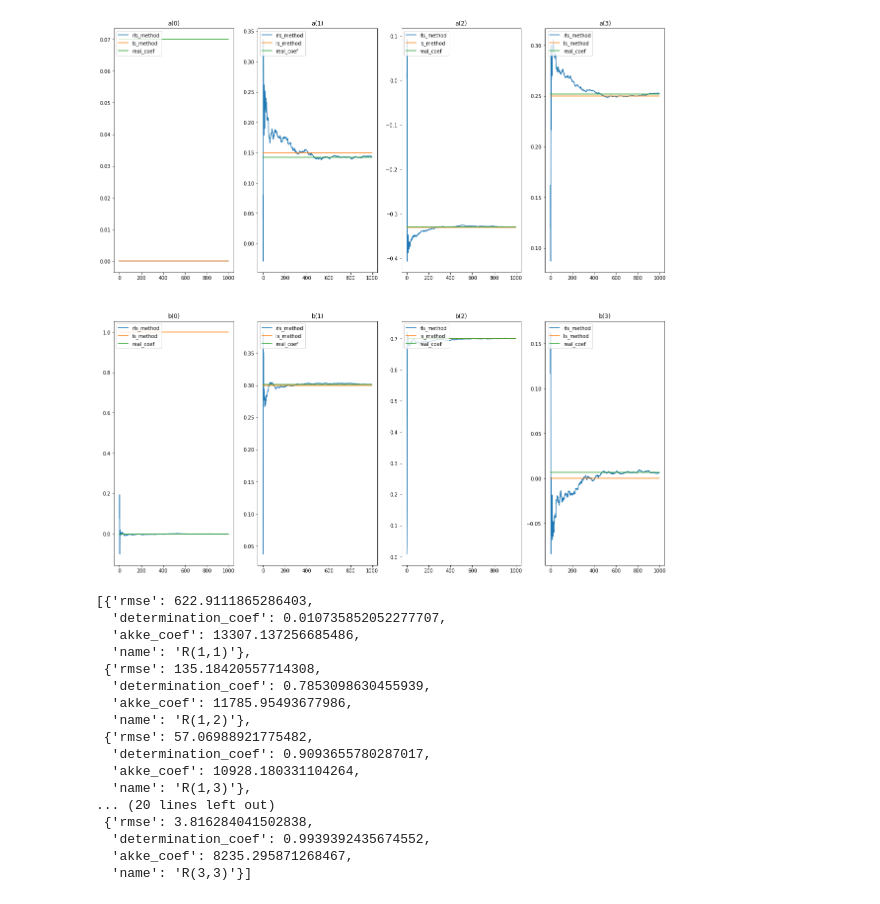
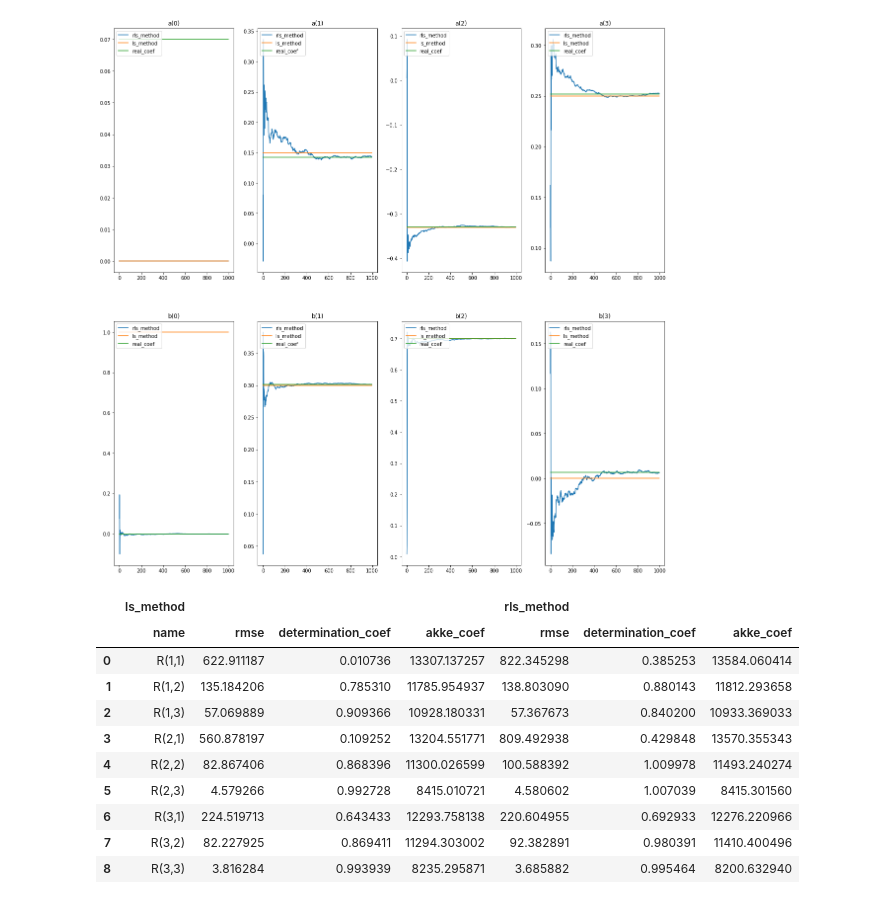
Before and after one commit to VSydorskyy/time_series_iasa, a Jupyter notebook: lab_1/lab1_presentation.ipynb, the cells around one changed output. Saved outputs shown, nothing was run; the diff lists cells and outputs as text; code cells hidden in the pictures.

Commit message:
Table added

```diff
--- a/lab_1/lab1_presentation.ipynb
+++ b/lab_1/lab1_presentation.ipynb
@@ -232,27 +232,21 @@ for i in range(len(b_coefs)):
     axs[1,i].legend(['rls_method','ls_method','real_coef'], loc='upper left')
 # %% [output]
 [figure]
-# %%
-models_dict['ls_method']
-# %% [output]
-[{'rmse': 622.9111865286403,
-  'determination_coef': 0.010735852052277707,
-  'akke_coef': 13307.137256685486,
-  'name': 'R(1,1)'},
- {'rmse': 135.18420557714308,
-  'determination_coef': 0.7853098630455939,
-  'akke_coef': 11785.95493677986,
-  'name': 'R(1,2)'},
- {'rmse': 57.06988921775482,
-  'determination_coef': 0.9093655780287017,
-  'akke_coef': 10928.180331104264,
-  'name': 'R(1,3)'},
-... (20 lines left out)
- {'rmse': 3.816284041502838,
-  'determination_coef': 0.9939392435674552,
-  'akke_coef': 8235.295871268467,
-  'name': 'R(3,3)'}]
 # %%
 models_df = dict()
-for k_1 in ['ls_method', 'rls_method']:
-    models_df[k_1] = pd.DataFrame({k_2: [el[k_2] for el in models_dict['ls_method']] for k_2 in ['name', 'rmse', 'determination_coef', 'akke_coef']})
+models_df['ls_method'] = pd.DataFrame({k_2: [el[k_2] for el in models_dict['ls_method']] for k_2 in ['name', 'rmse', 'determination_coef', 'akke_coef']})
+models_df['rls_method'] = pd.DataFrame({k_2: [el[k_2] for el in models_dict['rls_method']] for k_2 in ['rmse', 'determination_coef', 'akke_coef']})
+
+pd.concat(models_df, axis=1)
+# %% [output]
+|  | ls_method |  |  |  | rls_method |  |  |
+|  | name | rmse | determination_coef | akke_coef | rmse | determination_coef | akke_coef |
+| 0 | R(1,1) | 622.911187 | 0.010736 | 13307.137257 | 822.345298 | 0.385253 | 13584.060414 |
+| 1 | R(1,2) | 135.184206 | 0.785310 | 11785.954937 | 138.803090 | 0.880143 | 11812.293658 |
+| 2 | R(1,3) | 57.069889 | 0.909366 | 10928.180331 | 57.367673 | 0.840200 | 10933.369033 |
+| 3 | R(2,1) | 560.878197 | 0.109252 | 13204.551771 | 809.492938 | 0.429848 | 13570.355343 |
+| 4 | R(2,2) | 82.867406 | 0.868396 | 11300.026599 | 100.588392 | 1.009978 | 11493.240274 |
+| 5 | R(2,3) | 4.579266 | 0.992728 | 8415.010721 | 4.580602 | 1.007039 | 8415.301560 |
+| 6 | R(3,1) | 224.519713 | 0.643433 | 12293.758138 | 220.604955 | 0.692933 | 12276.220966 |
+| 7 | R(3,2) | 82.227925 | 0.869411 | 11294.303002 | 92.382891 | 0.980391 | 11410.400496 |
+| 8 | R(3,3) | 3.816284 | 0.993939 | 8235.295871 | 3.685882 | 0.995464 | 8200.632940 |
```
Also changed, not shown: parts of 1 cell of this notebook.
